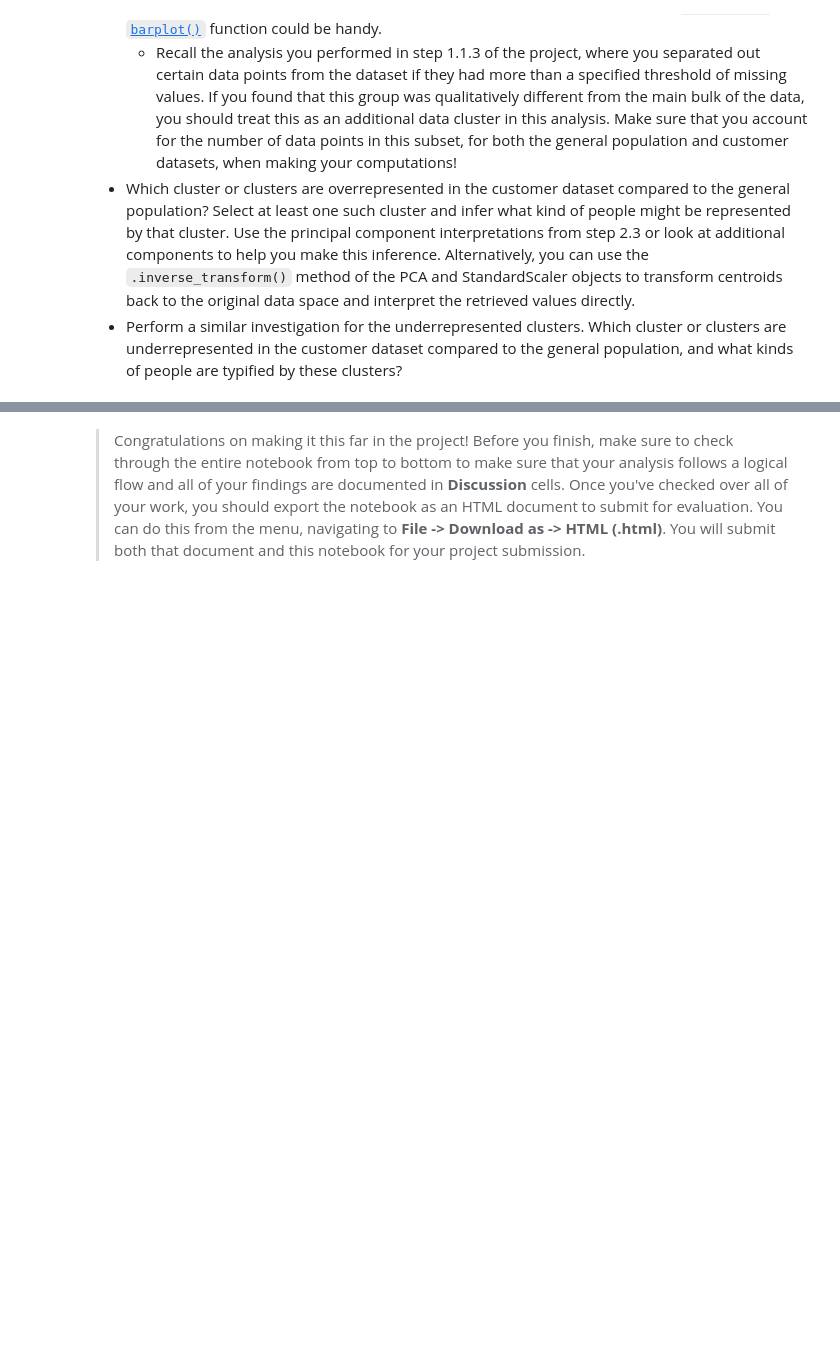
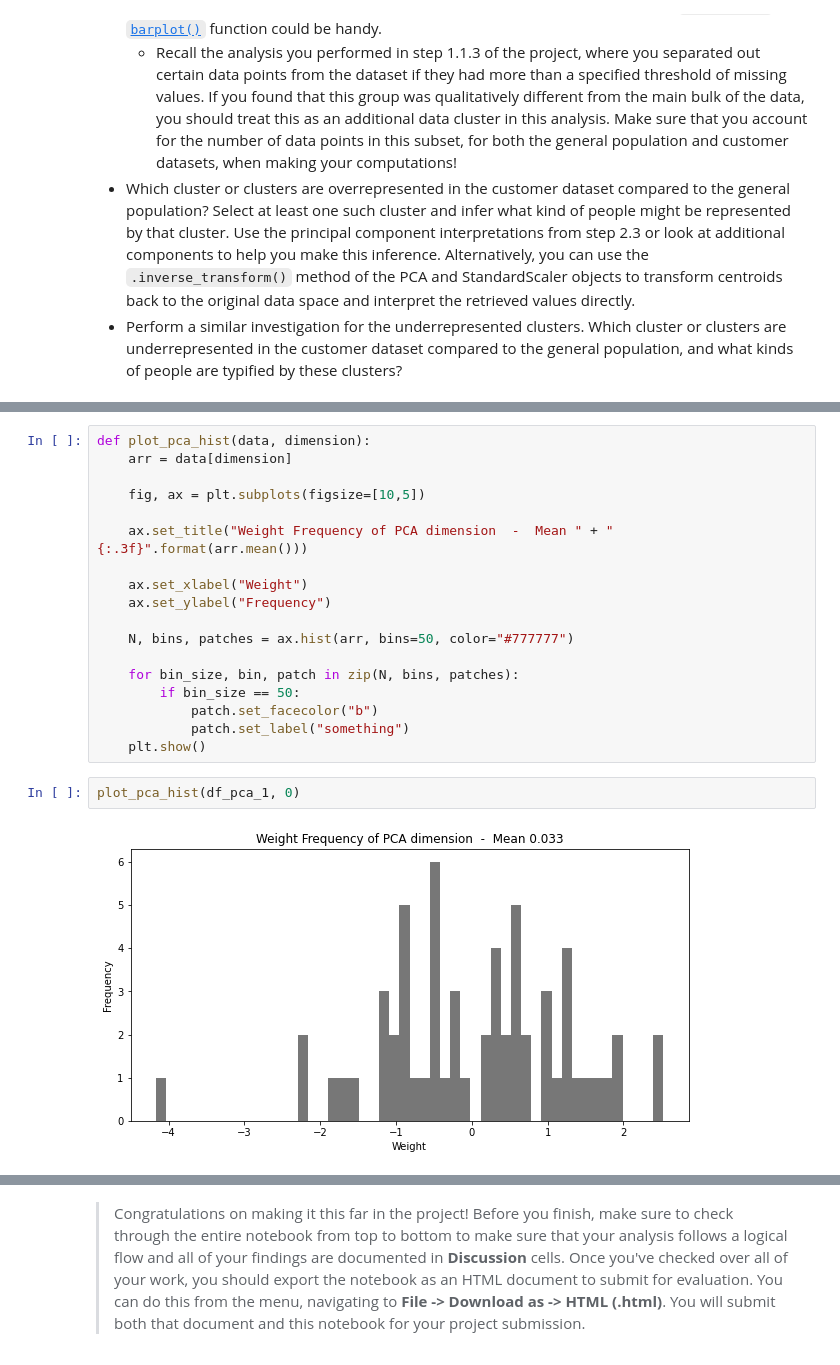
Before and after one commit to davidjentjens/customer_segments_with_arvato, a Jupyter notebook: Identify_Customer_Segments.ipynb, the cells around one changed output, grey strips where cells are left out. Saved outputs shown, nothing was run; the diff lists cells and outputs as text; blank space fills up the shorter version.

```diff
--- a/Identify_Customer_Segments.ipynb
+++ b/Identify_Customer_Segments.ipynb
@@ -1342,0 +1361,22 @@ ValueError: shapes (623209,) and (60,147) not aligned: 623209 (dim 0) != 60 (dim
+# %%
+def plot_pca_hist(data, dimension):
+    arr = data[dimension]
+
+    fig, ax = plt.subplots(figsize=[10,5])
+
+    ax.set_title("Weight Frequency of PCA dimension  -  Mean " + "{:.3f}".format(arr.mean()))
+
+    ax.set_xlabel("Weight")
+    ax.set_ylabel("Frequency")
+
+    N, bins, patches = ax.hist(arr, bins=50, color="#777777")
+
+    for bin_size, bin, patch in zip(N, bins, patches):
+        if bin_size == 50:
+            patch.set_facecolor("b")
+            patch.set_label("something")
+    plt.show()
+# %%
+plot_pca_hist(df_pca_1, 0)
+# %% [output]
+[figure, added]
```
Also changed, not shown: parts of 33 cells of this notebook.
